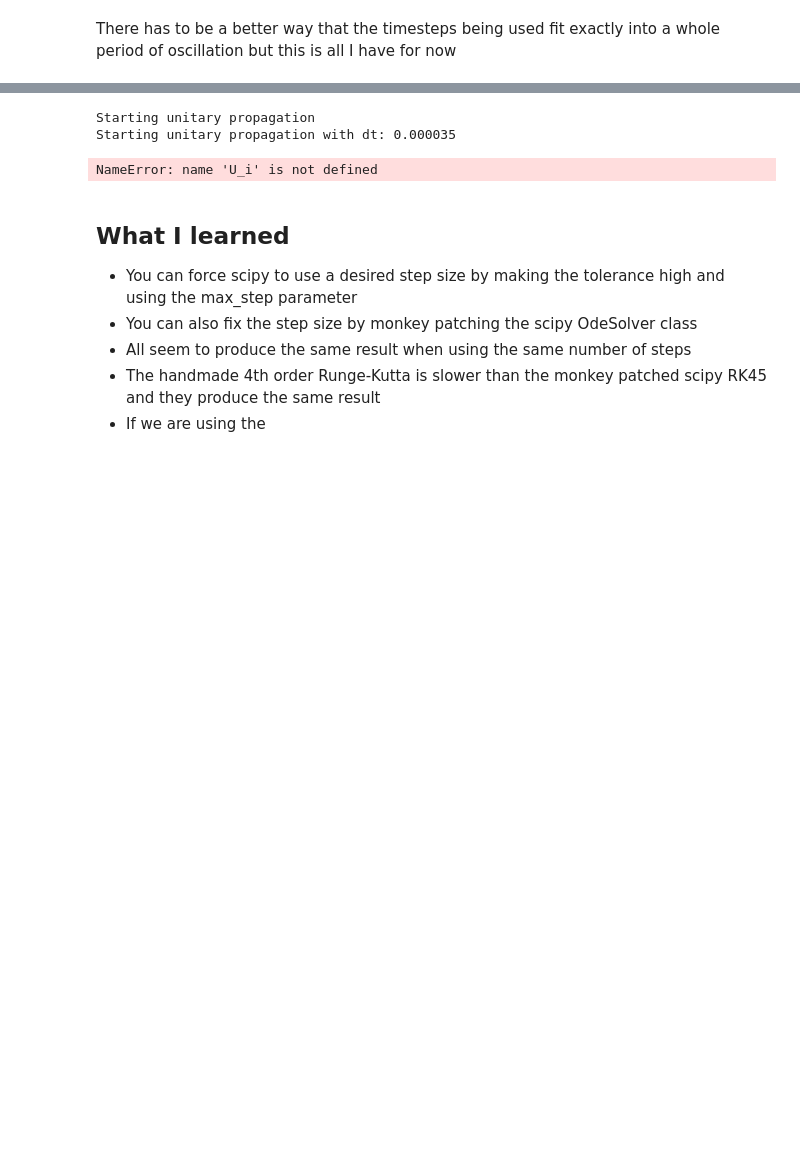
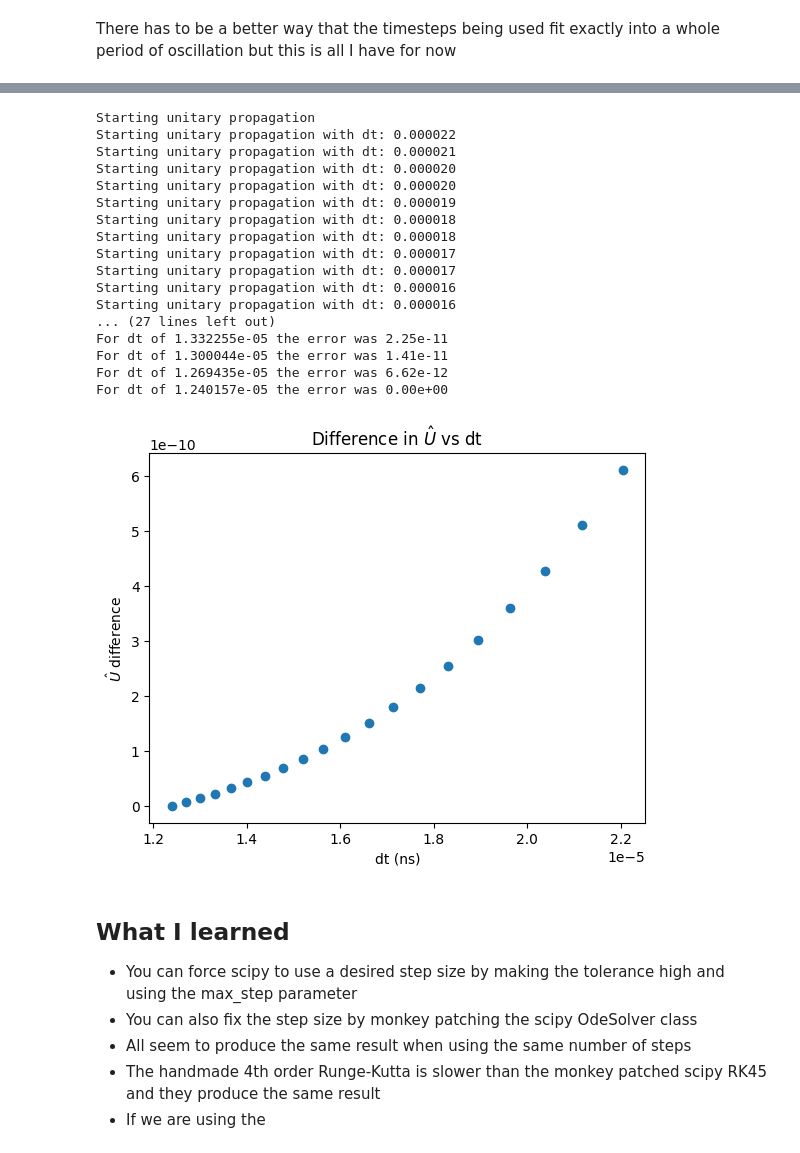
Before and after one commit to GonReina/QLearn, a Jupyter notebook: ODEs/solver_battle.ipynb, the cells around one changed output, grey strips where cells are left out. Saved outputs shown, nothing was run; the diff lists cells and outputs as text; code cells hidden in the pictures; blank space fills up the shorter version.

```diff
--- a/ODEs/solver_battle.ipynb
+++ b/ODEs/solver_battle.ipynb
@@ -1202,7 +1239,7 @@ U_ref = U_flat.reshape((D_total, D_total), order='F')
 
 for idx, usteps in enumerate(try_steps):
 
-    dt_list = np.linspace(0, period, steps)
+    dt_list = np.linspace(0, period, usteps)
     dt = dt_list[1] - dt_list[0]
     dt_values.append(dt)
     dt = float(dt)
@@ -1222,36 +1259,53 @@ for idx, usteps in enumerate(try_steps):
     for i in np.arange(usteps - 1):
 
         k1 = propagator_ode_real(i*dt, y0_current, H0, H1, W, nu_delta, D_total)
         k2 = propagator_ode_real((i+1/2)*dt, y0_current+dt*k1/2, H0, H1, W, nu_delta, D_total)
         k3 = propagator_ode_real((i+1/2)*dt, y0_current+dt*k2/2, H0, H1, W, nu_delta, D_total)
         k4 = propagator_ode_real((i+1)*dt, y0_current+dt*k3, H0, H1, W, nu_delta, D_total)
 
         y0_current += dt*(k1+2*k2+2*k3+k4)/6
 
     y_final = y0_current
     U_flat = y_final[:D_sq] + 1j * y_final[D_sq:]
-    U = U_flat.reshape((D_total, D_total), order='F')
+    U_i = U_flat.reshape((D_total, D_total), order='F')
 
     # Calculate error: Frobenius Norm of the difference (||U_i - U_ref||_F)
     diff = U_i - U_ref
     error_i = np.linalg.norm(diff)
     errors.append(error_i)
 
 print("-" * 50)
 print("Convergence loop finished.")
 
+for dt, error in zip(dt_values, errors):
+    print(f"For dt of {dt:.6e} the error was {error:.2e}")
 # Plot results
 fig = plt.figure()
 plt.scatter(dt_values, errors)
 # The correct way to set the x-axis scale is on the main plot object:
 plt.xlabel('dt (ns)')
 plt.ylabel('$\hat{U}$ difference')
 plt.title('Difference in $\hat{U}$ vs dt')
 plt.show() # Added plt.show() to display the plot
 # %% [output]
 Starting unitary propagation
-Starting unitary propagation with dt: 0.000035
+Starting unitary propagation with dt: 0.000022
+Starting unitary propagation with dt: 0.000021
+Starting unitary propagation with dt: 0.000020
+Starting unitary propagation with dt: 0.000020
+Starting unitary propagation with dt: 0.000019
+Starting unitary propagation with dt: 0.000018
+Starting unitary propagation with dt: 0.000018
+Starting unitary propagation with dt: 0.000017
+Starting unitary propagation with dt: 0.000017
+Starting unitary propagation with dt: 0.000016
+Starting unitary propagation with dt: 0.000016
+... (27 lines left out)
+For dt of 1.332255e-05 the error was 2.25e-11
+For dt of 1.300044e-05 the error was 1.41e-11
+For dt of 1.269435e-05 the error was 6.62e-12
+For dt of 1.240157e-05 the error was 0.00e+00
-NameError: name 'U_i' is not defined
+[figure, added]
 # %% [markdown]
 ## What I learned
 
```
Also changed, not shown: parts of 7 cells of this notebook, 1 other file.
